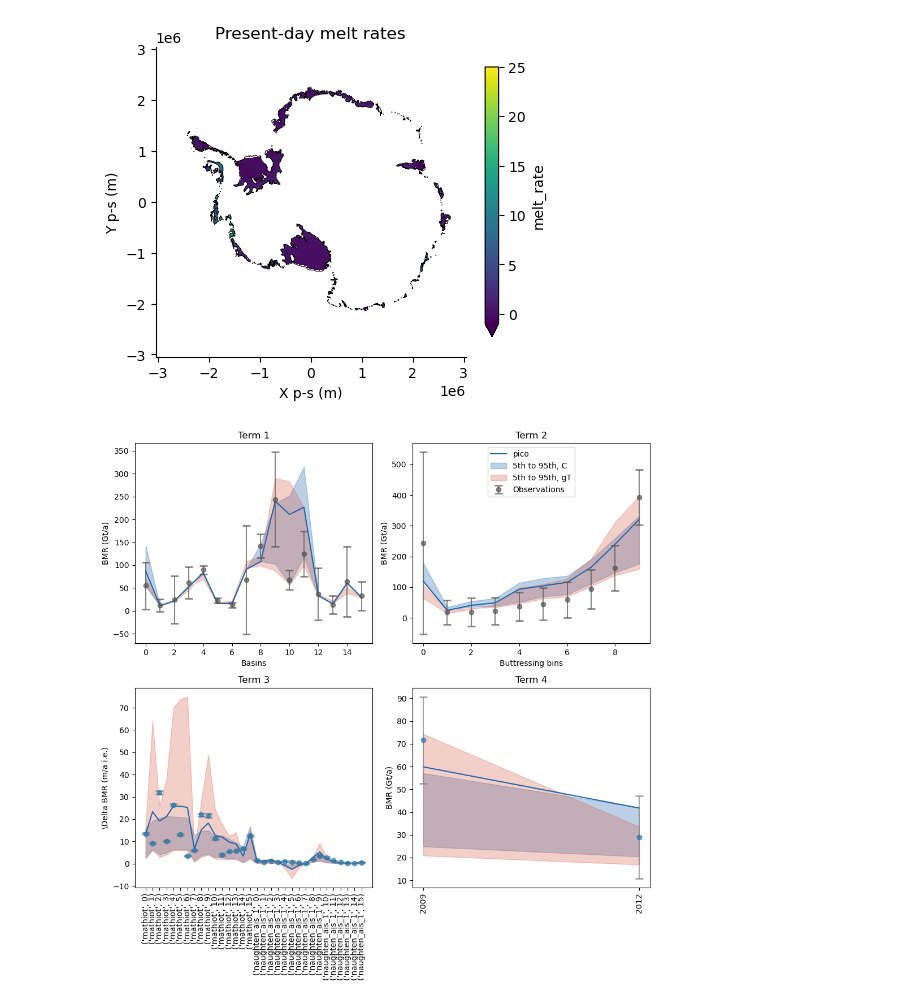
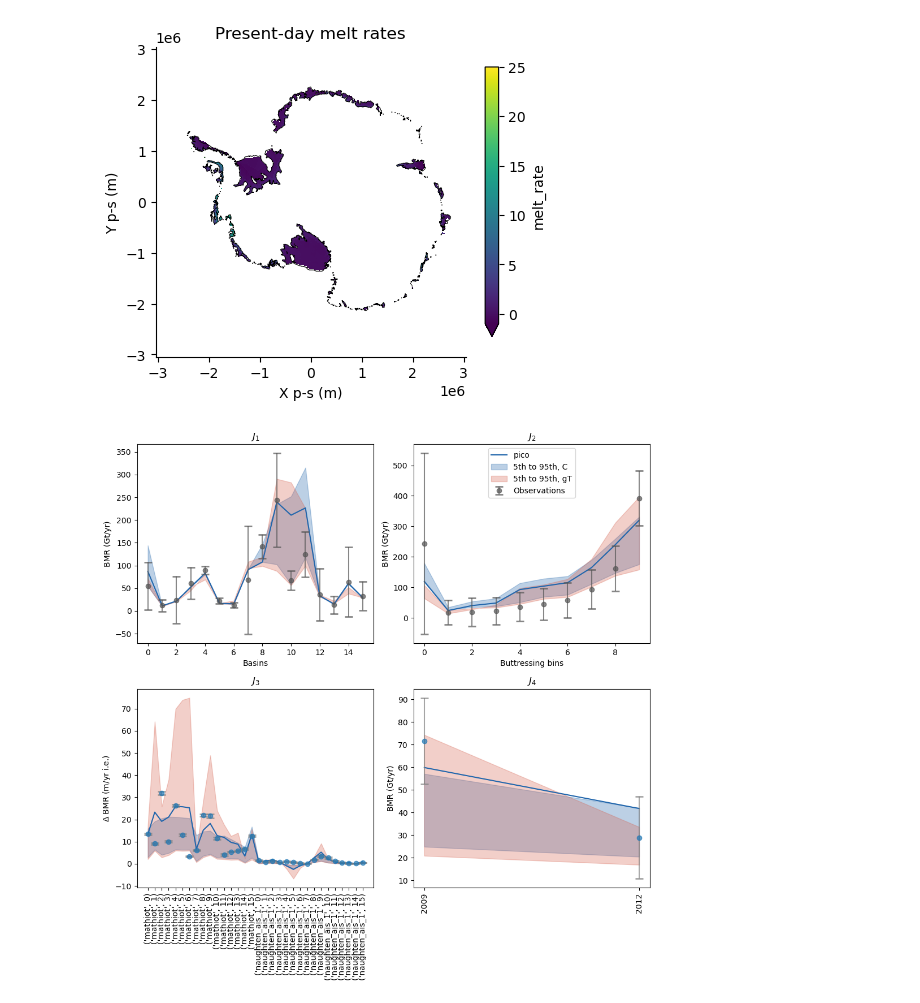
Before and after one commit to ismip/ismip7-antarctic-ocean-forcing, a Jupyter notebook: parameterisations/parameter_selection_pico_example.ipynb, the cells around one changed output. Cells and saved outputs as stored; diff of their text form; code cells hidden in the pictures.

```diff
--- a/parameterisations/parameter_selection_pico_example.ipynb
+++ b/parameterisations/parameter_selection_pico_example.ipynb
@@ -688,11 +688,11 @@ ax.fill_between(range(nBasins+1),t1_model.sel(p1=C_05_2,p2=gT_05_2),
 ax.errorbar(range(nBasins+1), t1_obs_mean, xerr=None, yerr=t1_obs_sigma,
              fmt='o', capsize=5, capthick=2, color="#555555",
              ecolor="#555555", alpha=0.7, label='Observations')
-ax.set_ylabel('BMR (Gt/a)')
+ax.set_ylabel('BMR (Gt/yr)')
 ax.set_xlabel('Basins')
 #plt.text(0,2, 'Modelled average melt = '+str(np.round(np.sum(t1_model).values))+' m/a' )
 #plt.text(0,1, 'Observed average melt = '+str(np.round(np.sum(t1_obs_mean).values))+' m/a' )
-ax.set_title('Term 1')
+ax.set_title('$J_1$')
 
 
 # TERM 2
@@ -710,10 +710,10 @@ ax.fill_between(range(len(t2_model.BFRN_bins)),t2_model.sel(p1=C_05_2,p2=gT_05_2
 ax.errorbar(range(len(t2_model.BFRN_bins)), t2_obs_mean, xerr=None, yerr=t2_obs_sigma,
              fmt='o', capsize=5, capthick=2,color="#555555",
              ecolor='#555555', alpha=0.7, label='Observations')
-ax.set_ylabel('BMR (Gt/a)')
+ax.set_ylabel('BMR (Gt/yr)')
 ax.set_xlabel('Buttressing bins')
 ax.legend()
-ax.set_title('Term 2')
+ax.set_title('$J_2$')
 
 
 # Term 3
@@ -738,10 +738,10 @@ ax.errorbar(range(len(t3_obs_mean.sel(model=['mathiot', 'naughten_ais_1']).stack
             xerr=None, yerr=t3_obs_sigma.sel(model=['mathiot', 'naughten_ais_1']).stack(modelbasin=('model','basins')).dropna(dim='modelbasin')/ice_density,
              fmt='o', capsize=5, capthick=2,
              ecolor='gray', alpha=0.7, label='target')
-ax.set_ylabel('\Delta BMR (m/a i.e.)')
+ax.set_ylabel('$\Delta$ BMR (m/yr i.e.)')
 ax.set_xticks(range(len(t3_obs_mean.sel(model=['mathiot', 'naughten_ais_1']).stack(modelbasin=('model','basins')).dropna(dim='modelbasin').modelbasin)))
 ax.set_xticklabels(t3_obs_mean.sel(model=['mathiot', 'naughten_ais_1']).stack(modelbasin=('model','basins')).dropna(dim='modelbasin').modelbasin.values, rotation=90)
-ax.set_title('Term 3')
+ax.set_title('$J_3$')
 
 
 ## Term 4
@@ -749,33 +749,33 @@ ax = axes.flatten()[3]
 
 ds_flat_ndT = t4_model.sel(p1=C,p2=gT).sel(region='pig', year=[2009,2012]) #.stack(region_year=("region", "year")).dropna(dim='region_year') #t4_model.isel(p1=0,p2=0).stack(region_year=("region", "year")).dropna(dim='region_year')
 
 ax.plot(range(len(ds_flat_ndT.year)),ds_flat_ndT.values , label='pico', color=color_wcorrection)
 
 ax.fill_between(range(len(ds_flat_ndT.year)),
                 t4_model.sel(p1=C_05_1,p2=gT_05_1).sel(region='pig', year=[2009,2012]),
                 t4_model.sel(p1=C_95_1,p2=gT_95_1).sel(region='pig', year=[2009,2012]),
                 color=color_wcorrection, alpha=0.3, label='5th to 95th, C')
 ax.fill_between(range(len(ds_flat_ndT.year)),
                 t4_model.sel(p1=C_05_2,p2=gT_05_2).sel(region='pig', year=[2009,2012]),
                 t4_model.sel(p1=C_95_2,p2=gT_95_2).sel(region='pig', year=[2009,2012]),
                 color=color_wocorrection, alpha=0.3, label='5th to 95th, gT')
 
 ax.errorbar(range(len(ds_flat_ndT.year)),
             t4_obs_mean.sel(region='pig', year=[2009,2012]), #.stack(region_year=('region','year')).dropna(dim='region_year'),
             xerr=None,
             yerr=t4_obs_sigma.sel(region='pig', year=[2009,2012]), #.stack(region_year=('region','year')).dropna(dim='region_year'),
              fmt='o', capsize=5, capthick=2,
              ecolor='gray', alpha=0.7, label='target')
-ax.set_ylabel('BMR (Gt/a)')
+ax.set_ylabel('BMR (Gt/yr)')
 ax.set_xticks(range(len(ds_flat_ndT.year)))
 ax.set_xticklabels(ds_flat_ndT.year.values, rotation=90)
-ax.set_title('Term 4')
+ax.set_title('$J_4$')
 
 
 
 plt.tight_layout()
 
 plt.savefig(os.path.join(figure_dir,'Optimise_pico_Terms.png'))
 plt.show()
 # %% [output]
-[figure, old version]
+[figure, new version]
```
Also changed, not shown: parts of 4 cells of this notebook, 1 other file.
